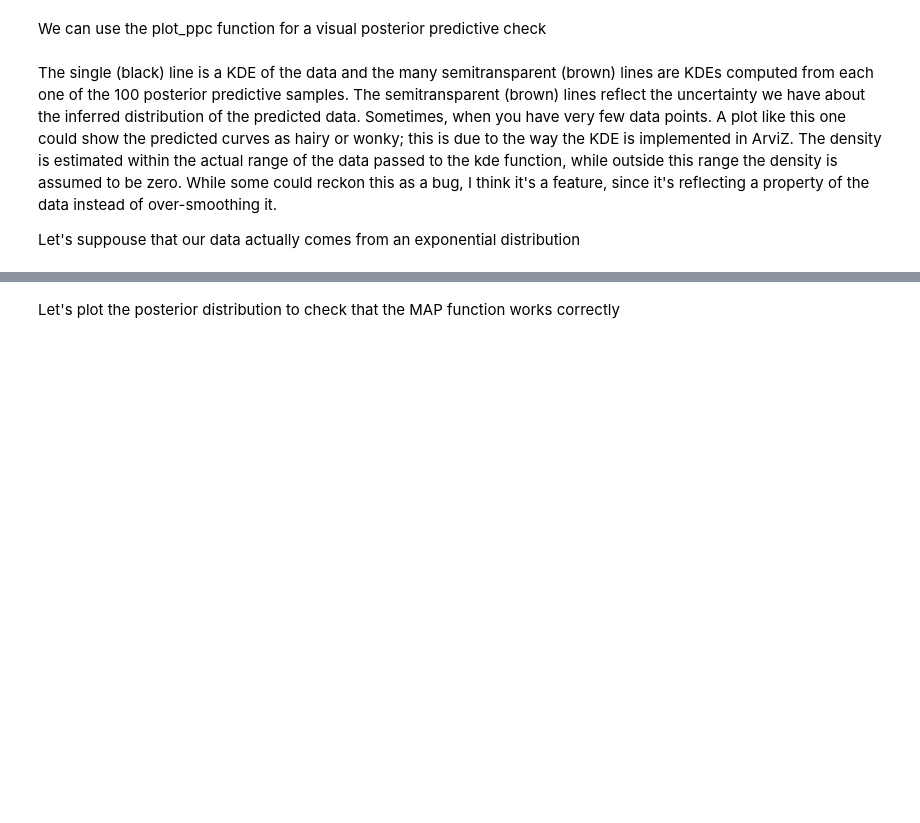
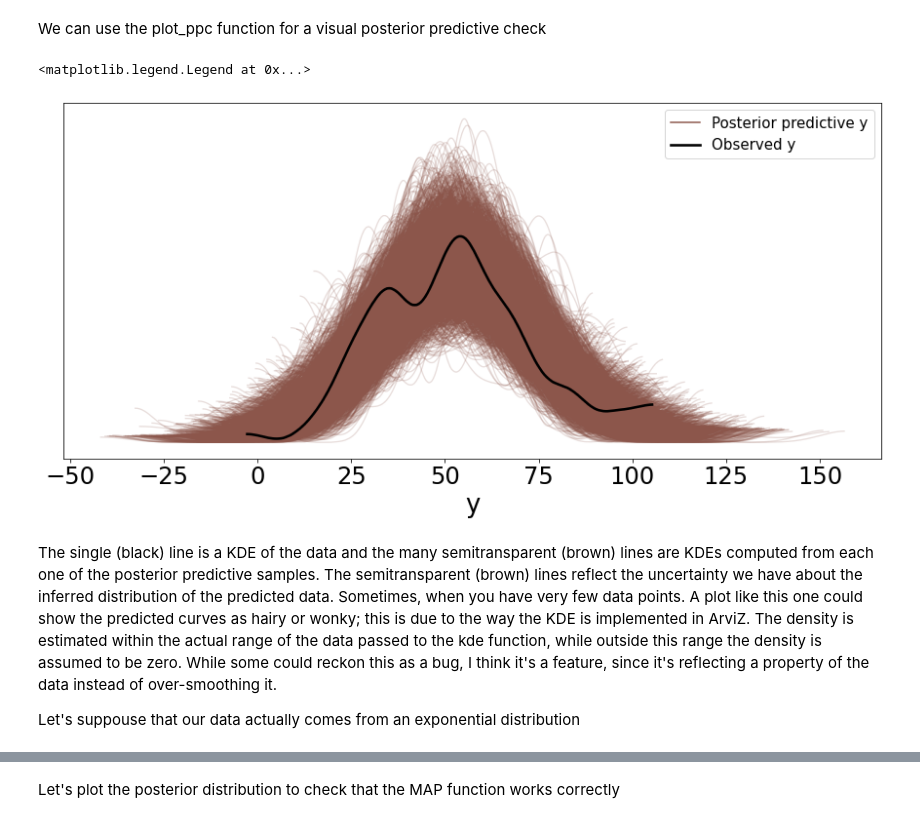
Before and after one commit to carlosds731/BayesianStats, a Jupyter notebook: 2021_02_03.ipynb, the cells around one changed output, grey strips where cells are left out. Cells and saved outputs as stored; diff of their text form; code cells hidden in the pictures; blank space fills up the shorter version.

```diff
--- a/2021_02_03.ipynb
+++ b/2021_02_03.ipynb
@@ -294,5 +318,5 @@ az.summary(traces_normal_model)
 Now that we have computed the posterior, we can use it to simulate data and check how
 consistent the simulated is data with respect to the observed data.
 # %%
-# Here we generate 100 predictions
-y_pred_normal_model = pm.sample_posterior_predictive(traces_normal_model, normal_model)
+# Here we generate predictions
+y_pred_normal_model = pm.sample_posterior_predictive(traces_normal_model, model=normal_model)
@@ -299,12 +325,15 @@ y_pred_normal_model = pm.sample_posterior_predictive(traces_normal_model, normal
 # %% [markdown]
 We can use the plot_ppc function for a visual posterior predictive check
 # %%
-data_ppc = az.from_pymc3(trace=traces_noraml_model, posterior_predictive=y_pred_normal_model)
+data_ppc = az.from_pymc3(trace=traces_normal_model, posterior_predictive=y_pred_normal_model)
 ax = az.plot_ppc(data_ppc, figsize=(12, 6), mean=False)
 ax[0].legend(fontsize=15)
+# %% [output]
+<matplotlib.legend.Legend at 0x...>
+[figure, added]
 # %% [markdown]
 The single (black) line is a KDE of the data and the many semitransparent
-(brown) lines are KDEs computed from each one of the 100 posterior predictive samples. The
+(brown) lines are KDEs computed from each one of the posterior predictive samples. The
 semitransparent (brown) lines reflect the uncertainty we have about the inferred distribution
 of the predicted data. Sometimes, when you have very few data points. A plot like this one
 could show the predicted curves as hairy or wonky; this is due to the way the KDE is
```
Also changed, not shown: parts of 18 cells of this notebook, 15 other files.
